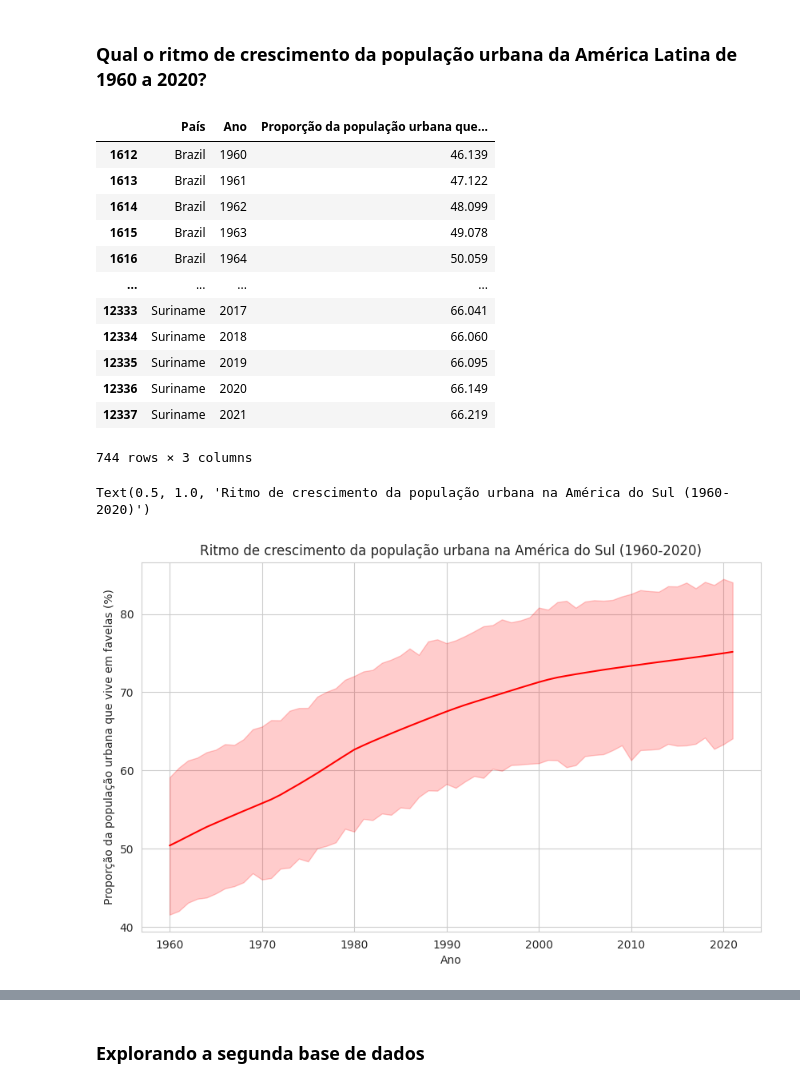
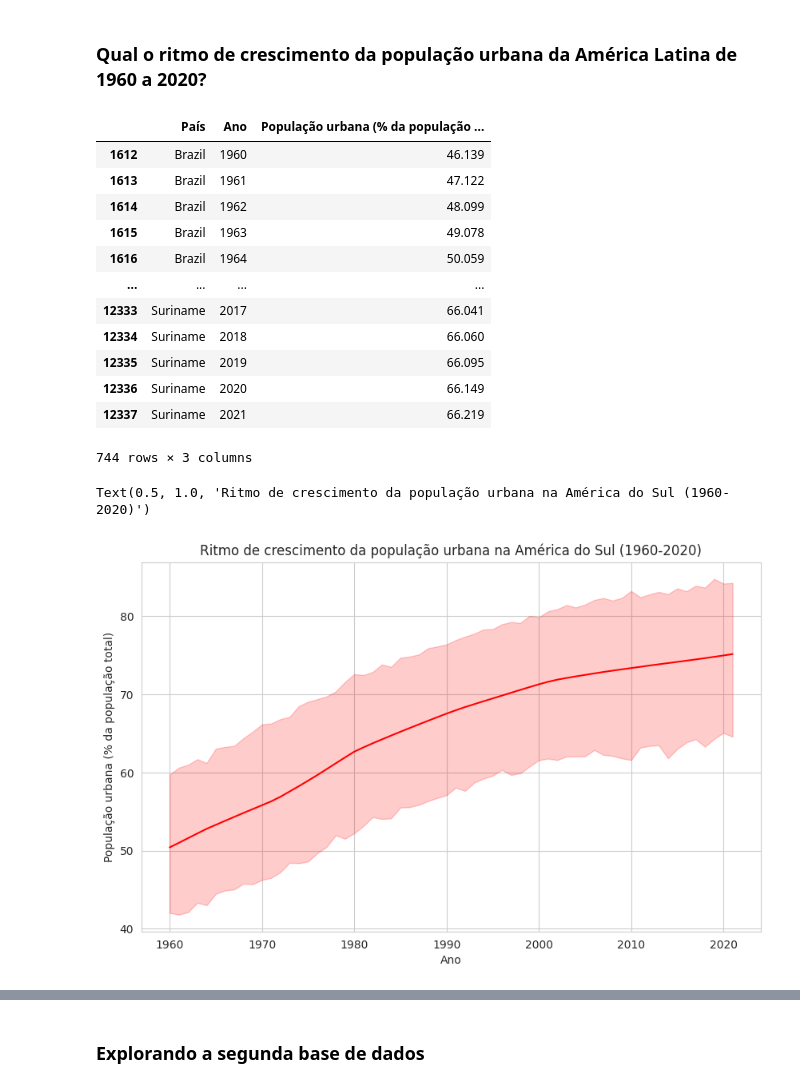
Before and after one commit to jessicacristinams/urbanizacao, a Jupyter notebook: urbanizacao arquivos/urbanizacao.ipynb, the cells around one changed output, grey strips where cells are left out. Drawn from its saved outputs; the diff is of its cells as text; code cells hidden in the pictures.

```diff
--- a/urbanizacao arquivos/urbanizacao.ipynb
+++ b/urbanizacao arquivos/urbanizacao.ipynb
@@ -104,7 +104,7 @@ Index(['Entity', 'Year',
        '11.1.1 - Proportion of urban population living in slums (%) - EN_LND_SLUM'],
       dtype='object')
 # %%
-df.columns = ['País', 'Ano', 'Proporção da população urbana que vive em favelas (%)']
+df_slums.columns = ['País', 'Ano', 'Proporção da população urbana que vive em favelas (%)']
 # %%
 df_slums
 # %% [output]
@@ -268,7 +266,7 @@ frames = [df_brazil, df_argentina, df_peru, df_bolivia, df_chile, df_guyana, df_
 df_america_sul = pd.concat(frames)
 df_america_sul
 # %% [output]
-|  | País | Ano | Proporção da população urbana que... |
+|  | País | Ano | População urbana (% da população ... |
 | 1612 | Brazil | 1960 | 46.139 |
 | 1613 | Brazil | 1961 | 47.122 |
 | 1614 | Brazil | 1962 | 48.099 |
@@ -283,10 +281,10 @@ df_america_sul
 744 rows × 3 columns
 # %%
 plt.figure(figsize=(10,6))
-sns.lineplot(data = df_america_sul, x = 'Ano', y = 'Proporção da população urbana que vive em favelas (%)', color='red').set_title('Ritmo de crescimento da população urbana na América do Sul (1960-2020)')
+sns.lineplot(data = df_america_sul, x = 'Ano', y = 'População urbana (% da população total)', color='red').set_title('Ritmo de crescimento da população urbana na América do Sul (1960-2020)')
 # %% [output]
 Text(0.5, 1.0, 'Ritmo de crescimento da população urbana na América do Sul (1960-2020)')
-[figure, old version]
+[figure, new version]
 # %%
 filtro = [2021]
 df_AS_2021 = df_america_sul[df_america_sul['Ano'].isin(filtro)]
```
Also changed, not shown: parts of 8 cells of this notebook, 2 other files.
